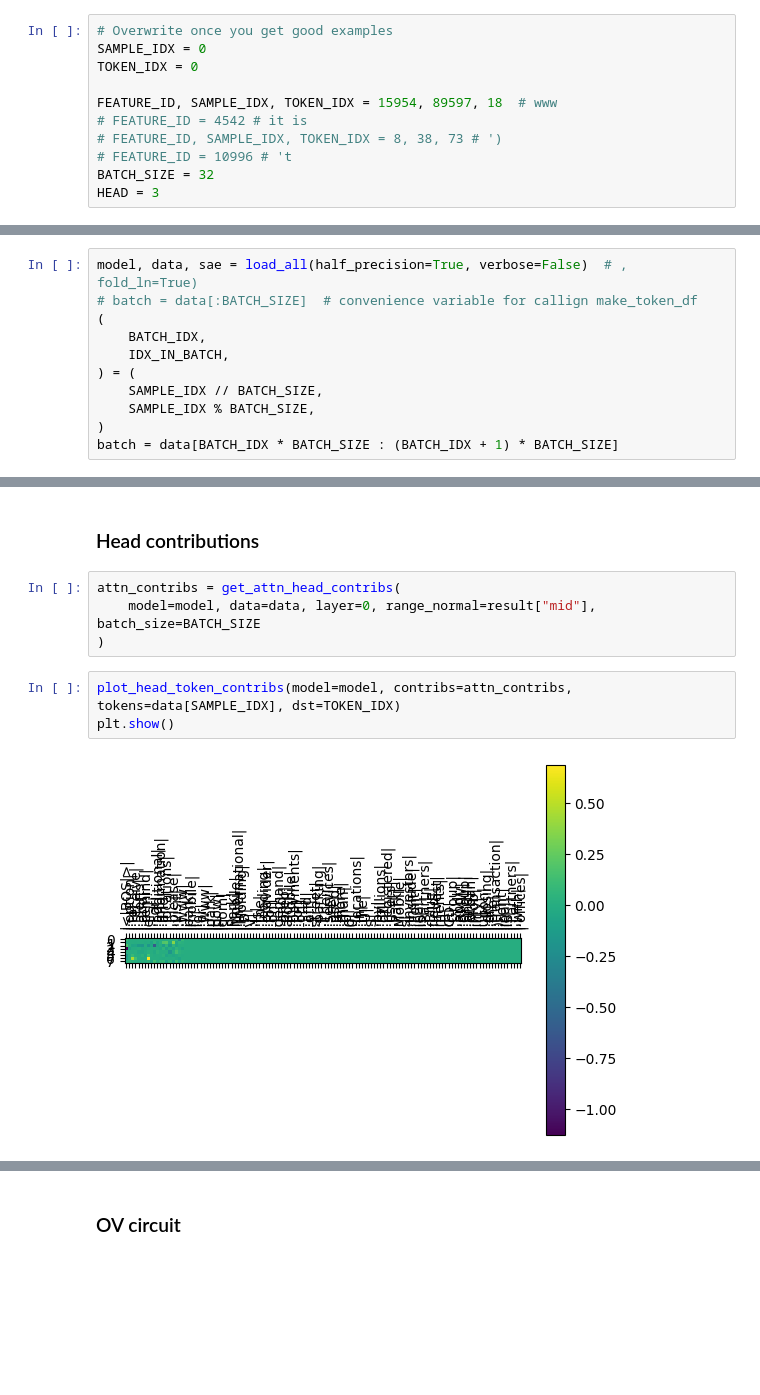
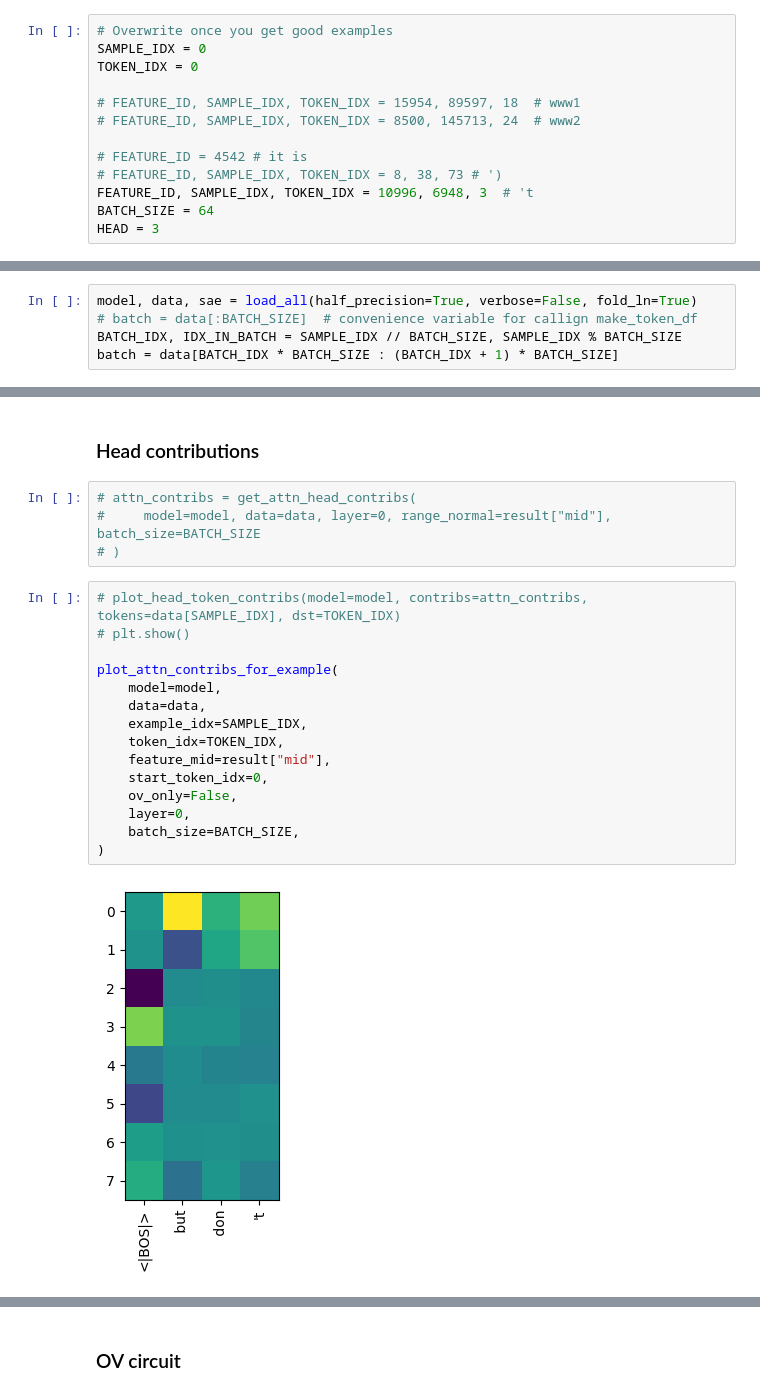
Before and after one commit to pchlenski/mats, a Jupyter notebook: notebooks/7_pc_feature_tracing.ipynb, the cells around one changed output, grey strips where cells are left out. Drawn from its saved outputs; the diff is of its cells as text; blank space fills up the shorter version.

```diff
--- a/notebooks/7_pc_feature_tracing.ipynb
+++ b/notebooks/7_pc_feature_tracing.ipynb
@@ -10,11 +13,13 @@
 SAMPLE_IDX = 0
 TOKEN_IDX = 0
 
-FEATURE_ID, SAMPLE_IDX, TOKEN_IDX = 15954, 89597, 18  # www
+# FEATURE_ID, SAMPLE_IDX, TOKEN_IDX = 15954, 89597, 18  # www1
+# FEATURE_ID, SAMPLE_IDX, TOKEN_IDX = 8500, 145713, 24  # www2
+
 # FEATURE_ID = 4542 # it is
 # FEATURE_ID, SAMPLE_IDX, TOKEN_IDX = 8, 38, 73 # ')
-# FEATURE_ID = 10996 # 't
-BATCH_SIZE = 32
+FEATURE_ID, SAMPLE_IDX, TOKEN_IDX = 10996, 6948, 3  # 't
+BATCH_SIZE = 64
 HEAD = 3
 # %%
 import pandas as pd
@@ -30,13 +40,7 @@ from sprint.visualization import plot_head_token_contribs, plot_head_token_contr
 # %%
-model, data, sae = load_all(half_precision=True, verbose=False)  # , fold_ln=True)
+model, data, sae = load_all(half_precision=True, verbose=False, fold_ln=True)
 # batch = data[:BATCH_SIZE]  # convenience variable for callign make_token_df
-(
-    BATCH_IDX,
-    IDX_IN_BATCH,
-) = (
-    SAMPLE_IDX // BATCH_SIZE,
-    SAMPLE_IDX % BATCH_SIZE,
-)
+BATCH_IDX, IDX_IN_BATCH = SAMPLE_IDX // BATCH_SIZE, SAMPLE_IDX % BATCH_SIZE
 batch = data[BATCH_IDX * BATCH_SIZE : (BATCH_IDX + 1) * BATCH_SIZE]
 # %% [output]
 Loaded pretrained model gelu-1l into HookedTransformer
@@ -159,11 +174,23 @@ I skipped the exploration of linearization points, because you can do this by ju
 # %% [markdown]
 ### Head contributions
 # %%
-attn_contribs = get_attn_head_contribs(
-    model=model, data=data, layer=0, range_normal=result["mid"], batch_size=BATCH_SIZE
-)
+# attn_contribs = get_attn_head_contribs(
+#     model=model, data=data, layer=0, range_normal=result["mid"], batch_size=BATCH_SIZE
+# )
 # %%
-plot_head_token_contribs(model=model, contribs=attn_contribs, tokens=data[SAMPLE_IDX], dst=TOKEN_IDX)
-plt.show()
+# plot_head_token_contribs(model=model, contribs=attn_contribs, tokens=data[SAMPLE_IDX], dst=TOKEN_IDX)
+# plt.show()
+
+plot_attn_contribs_for_example(
+    model=model,
+    data=data,
+    example_idx=SAMPLE_IDX,
+    token_idx=TOKEN_IDX,
+    feature_mid=result["mid"],
+    start_token_idx=0,
+    ov_only=False,
+    layer=0,
+    batch_size=BATCH_SIZE,
+)
 # %% [output]
-[figure, old version]
+[figure, new version]
```
Also changed, not shown: parts of 13 cells of this notebook, 4 other files.
